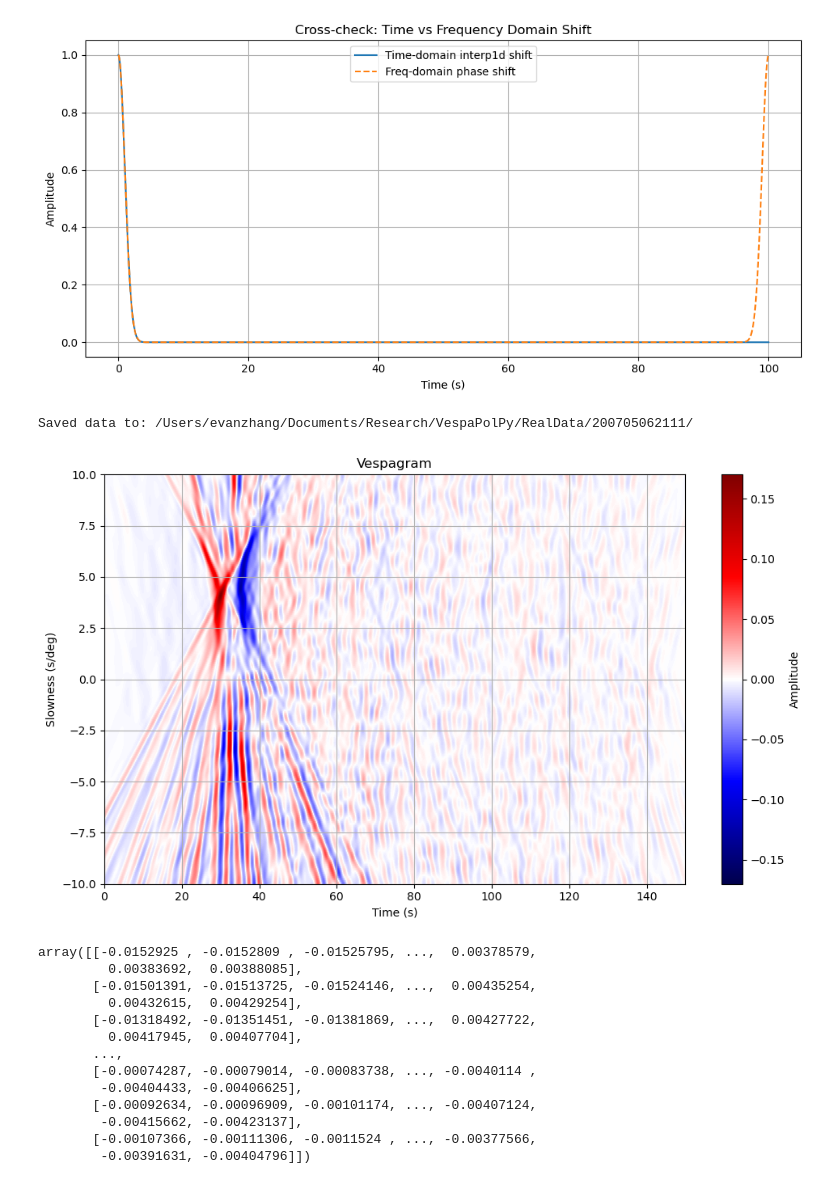
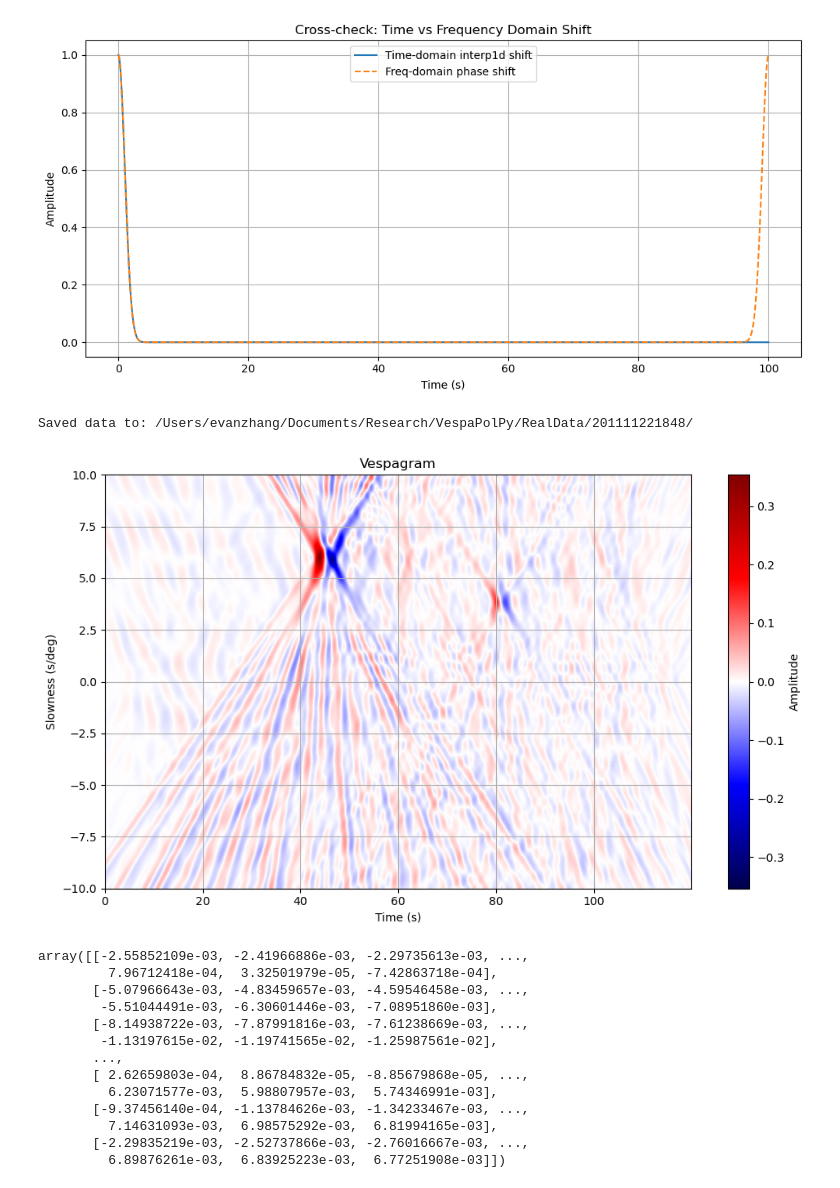
Before and after one commit to evanzzq/VespaPolPy, a Jupyter notebook: Debug.ipynb, the cells around one changed output. Drawn from its saved outputs; the diff is of its cells as text; code cells hidden in the pictures.

```diff
--- a/Debug.ipynb
+++ b/Debug.ipynb
@@ -223,64 +223,64 @@ plt.show()
 # %% [output]
 [figure]
 # %%
-from vespainv.utils import prepare__inputs_from_sac
-data_dir = "/Users/evanzhang/Documents/Research/fetchData/event_download/200705062111/"
-output_dir = "/Users/evanzhang/Documents/Research/VespaPolPy/RealData/200705062111/"
-prepare__inputs_from_sac(data_dir, output_dir)
+from vespainv.utils import prepare_inputs_from_sac
+data_dir = "/Users/evanzhang/Documents/Research/fetchData/event_download/201111221848/"
+output_dir = "/Users/evanzhang/Documents/Research/VespaPolPy/RealData/201111221848/"
+prepare_inputs_from_sac(data_dir, output_dir)
 # %% [output]
-Saved data to: /Users/evanzhang/Documents/Research/VespaPolPy/RealData/200705062111/
+Saved data to: /Users/evanzhang/Documents/Research/VespaPolPy/RealData/201111221848/
 # %%
 from vespainv.utils import make_vespagram, dest_point, bandpass
 import numpy as np
 import os, pickle
 
 isSyn = False
-evname = "200705062111"
+evname = "201111221848"
 Uname = "UZ.csv"
 slow_grid = np.linspace(-10,10,201)
 isbp = True
 freqs = np.array([0.02, 0.5])
 
 if isSyn:
     datadir = "./SynData/"
 else:
     datadir = "./RealData/"
 
 U_obs = np.loadtxt(os.path.join(datadir, evname, Uname), delimiter=",")  # columns: data
 Utime = np.loadtxt(os.path.join(datadir, evname, "time.csv"), delimiter=",")  # columns: time
 metadata = np.loadtxt(os.path.join(datadir, evname, "station_metadata.csv"), delimiter=",", skiprows=1)
 
 if isbp:
     U_obs = bandpass(U_obs, 1/(Utime[1]-Utime[0]), freqs[0], freqs[1])
 
 if isSyn:
     with open(os.path.join(datadir, evname, "synPrior.pkl"), "rb") as f:
         prior = pickle.load(f)
     refLat = prior.refLat
     refLon = prior.refLon
     srcLat = prior.srcLat
     srcLon = prior.srcLon
     refBaz = prior.refBaz
 else:
     srcLat, srcLon = np.loadtxt(os.path.join(datadir, evname, "eventinfo.csv"), delimiter=",", skiprows=1)
     refLat, refLon = dest_point(srcLat, srcLon, np.mean(metadata[:,1]), np.mean(metadata[:,0]))
 
 make_vespagram(U=U_obs, time=Utime, metadata=metadata, refLat=refLat, refLon=refLon, srcLat=srcLat, srcLon=srcLon, slow_grid=slow_grid)
 # %% [output]
-[figure, old version]
+[figure, new version]
-array([[-0.0152925 , -0.0152809 , -0.01525795, ...,  0.00378579,
-         0.00383692,  0.00388085],
-       [-0.01501391, -0.01513725, -0.01524146, ...,  0.00435254,
-         0.00432615,  0.00429254],
-       [-0.01318492, -0.01351451, -0.01381869, ...,  0.00427722,
-         0.00417945,  0.00407704],
+array([[-2.55852109e-03, -2.41966886e-03, -2.29735613e-03, ...,
+         7.96712418e-04,  3.32501979e-05, -7.42863718e-04],
+       [-5.07966643e-03, -4.83459657e-03, -4.59546458e-03, ...,
+        -5.51044491e-03, -6.30601446e-03, -7.08951860e-03],
+       [-8.14938722e-03, -7.87991816e-03, -7.61238669e-03, ...,
+        -1.13197615e-02, -1.19741565e-02, -1.25987561e-02],
        ...,
-       [-0.00074287, -0.00079014, -0.00083738, ..., -0.0040114 ,
-        -0.00404433, -0.00406625],
-       [-0.00092634, -0.00096909, -0.00101174, ..., -0.00407124,
-        -0.00415662, -0.00423137],
-       [-0.00107366, -0.00111306, -0.0011524 , ..., -0.00377566,
-        -0.00391631, -0.00404796]])
+       [ 2.62659803e-04,  8.86784832e-05, -8.85679868e-05, ...,
+         6.23071577e-03,  5.98807957e-03,  5.74346991e-03],
+       [-9.37456140e-04, -1.13784626e-03, -1.34233467e-03, ...,
+         7.14631093e-03,  6.98575292e-03,  6.81994165e-03],
+       [-2.29835219e-03, -2.52737866e-03, -2.76016667e-03, ...,
+         6.89876261e-03,  6.83925223e-03,  6.77251908e-03]])
 # %%
 import numpy as np
 import matplotlib.pyplot as plt
```
Also changed, not shown: parts of 3 cells of this notebook, 41 other files.
